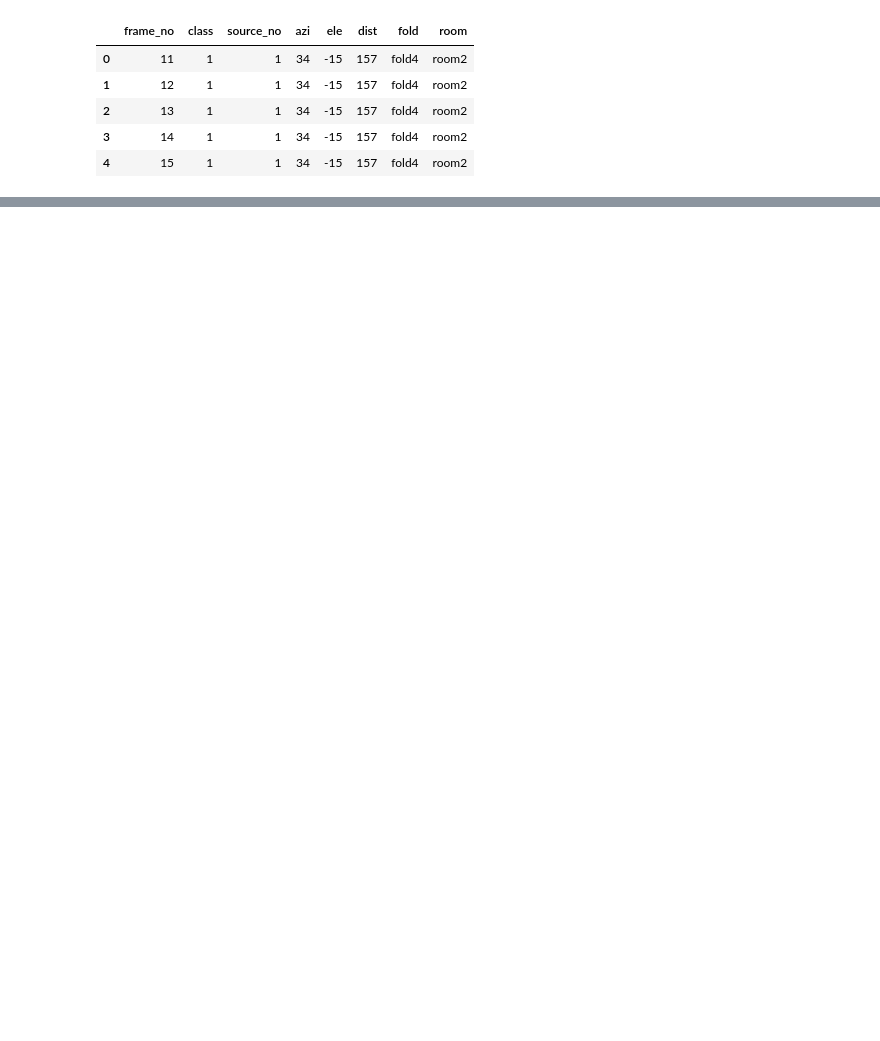
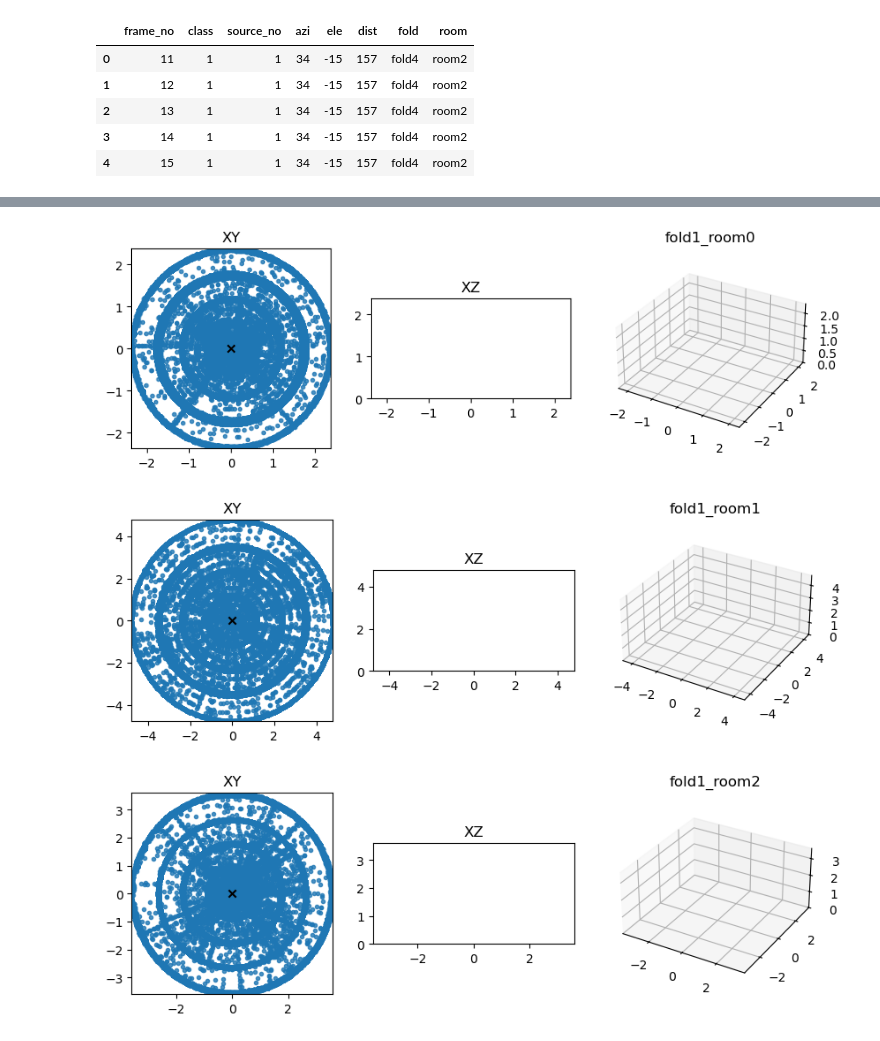
Before and after one commit to ChrisIck/seldnet2024_ptloptimized, a Jupyter notebook: sandbox/dist_annot_check.ipynb, the cells around one changed output, grey strips where cells are left out. Saved outputs shown, nothing was run; the diff lists cells and outputs as text; code cells hidden in the pictures; blank space fills up the shorter version.

```diff
--- a/sandbox/dist_annot_check.ipynb
+++ b/sandbox/dist_annot_check.ipynb
@@ -169,3 +169,5 @@ rescale_dist(ism_label_dir, ism_dist, ism_outdir)
 # %% [output]
 Checking /scratch/yw5759/Generated_HARP_FOA_SS_Rooms/metadata_dev/labels/*.csv
 Saving results to /scratch/ci411/SELD/seld_datasets/ism_rescale/metadata_dev/labels
+# %%
+ism_df = build_ds_df(ism_label_dir, ism_dist)
@@ -232,0 +289,6 @@ for room in rooms:
+# %%
+triplot_df(ism_df)
+# %% [output]
+[figure, added]
+[figure, added]
+[figure, added]
```
Also changed, not shown: parts of 7 cells of this notebook.
